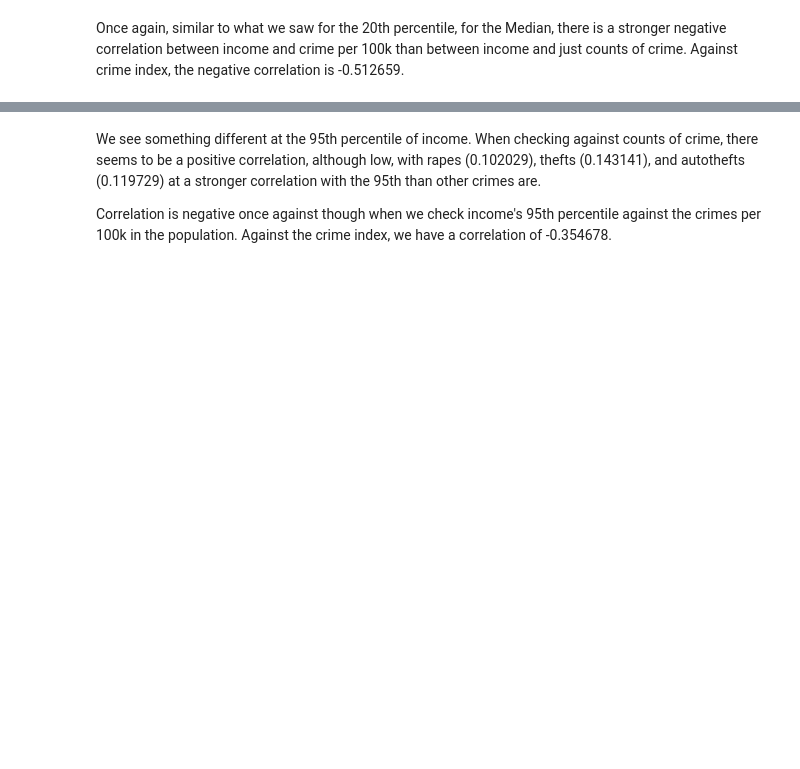
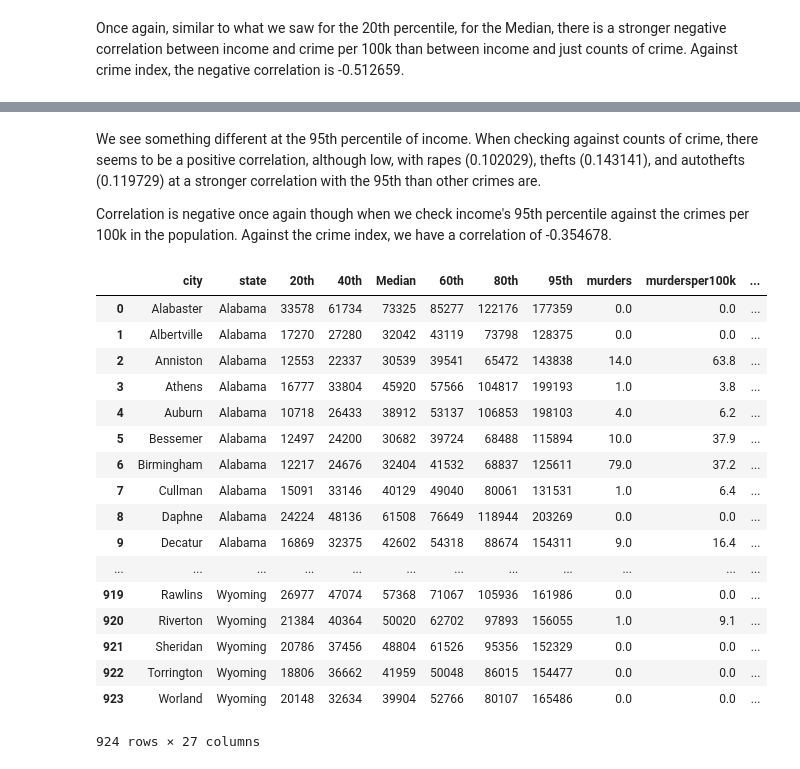
Before and after one commit to ewinterstorm/cogs108_finalproject, a Jupyter notebook: Analysis.ipynb, the cells around one changed output, grey strips where cells are left out. Drawn from its saved outputs; the diff is of its cells as text; code cells hidden in the pictures; blank space fills up the shorter version.

```diff
--- a/Analysis.ipynb
+++ b/Analysis.ipynb
@@ -258,4 +264,36 @@ corrs_95thper100
 # %% [markdown]
 We see something different at the 95th percentile of income. When checking against counts of crime, there seems to be a positive correlation, although low, with rapes (0.102029), thefts (0.143141), and autothefts (0.119729) at a stronger correlation with the 95th than other crimes are.
 
-Correlation is negative once against though when we check income's 95th percentile against the crimes per 100k in the population. Against the crime index, we have a correlation of -0.354678.
+Correlation is negative once again though when we check income's 95th percentile against the crimes per 100k in the population. Against the crime index, we have a correlation of -0.354678.
+# %%
+# Create 'ineq_exists' column: '1' if exists, '0' if doesn't
+# Income inequality defined as >= median of all income inequalities
+income_ineq_median = crime_income_df["income inequality"].median()
+
+ineq_exists = [0]*len(crime_income_df)
+for i in range(0,len(crime_income_df)):
+    if crime_income_df["income inequality"][i] >= income_ineq_median:
+        ineq_exists[i] = 1
+    else:
+        ineq_exists[i] = 0
+crime_income_df['inequality exists'] = ineq_exists
+crime_income_df
+# %% [output]
+|  | city | state | 20th | 40th | Median | 60th | 80th | 95th | murders | murdersper100k | ... |
+| 0 | Alabaster | Alabama | 33578 | 61734 | 73325 | 85277 | 122176 | 177359 | 0.0 | 0.0 | ... |
+| 1 | Albertville | Alabama | 17270 | 27280 | 32042 | 43119 | 73798 | 128375 | 0.0 | 0.0 | ... |
+| 2 | Anniston | Alabama | 12553 | 22337 | 30539 | 39541 | 65472 | 143838 | 14.0 | 63.8 | ... |
+| 3 | Athens | Alabama | 16777 | 33804 | 45920 | 57566 | 104817 | 199193 | 1.0 | 3.8 | ... |
+| 4 | Auburn | Alabama | 10718 | 26433 | 38912 | 53137 | 106853 | 198103 | 4.0 | 6.2 | ... |
+| 5 | Bessemer | Alabama | 12497 | 24200 | 30682 | 39724 | 68488 | 115894 | 10.0 | 37.9 | ... |
+| 6 | Birmingham | Alabama | 12217 | 24676 | 32404 | 41532 | 68837 | 125611 | 79.0 | 37.2 | ... |
+| 7 | Cullman | Alabama | 15091 | 33146 | 40129 | 49040 | 80061 | 131531 | 1.0 | 6.4 | ... |
+| 8 | Daphne | Alabama | 24224 | 48136 | 61508 | 76649 | 118944 | 203269 | 0.0 | 0.0 | ... |
+| 9 | Decatur | Alabama | 16869 | 32375 | 42602 | 54318 | 88674 | 154311 | 9.0 | 16.4 | ... |
+| ... | ... | ... | ... | ... | ... | ... | ... | ... | ... | ... | ... |
+| 919 | Rawlins | Wyoming | 26977 | 47074 | 57368 | 71067 | 105936 | 161986 | 0.0 | 0.0 | ... |
+| 920 | Riverton | Wyoming | 21384 | 40364 | 50020 | 62702 | 97893 | 156055 | 1.0 | 9.1 | ... |
+| 921 | Sheridan | Wyoming | 20786 | 37456 | 48804 | 61526 | 95356 | 152329 | 0.0 | 0.0 | ... |
+| 922 | Torrington | Wyoming | 18806 | 36662 | 41959 | 50048 | 86015 | 154477 | 0.0 | 0.0 | ... |
+| 923 | Worland | Wyoming | 20148 | 32634 | 39904 | 52766 | 80107 | 165486 | 0.0 | 0.0 | ... |
+924 rows × 27 columns
```
Also changed, not shown: parts of 9 cells of this notebook.
